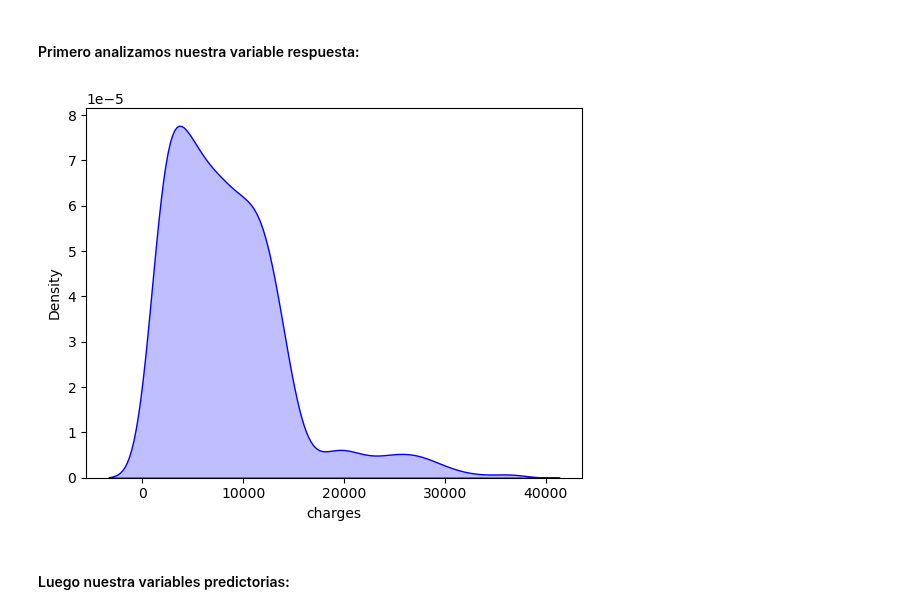
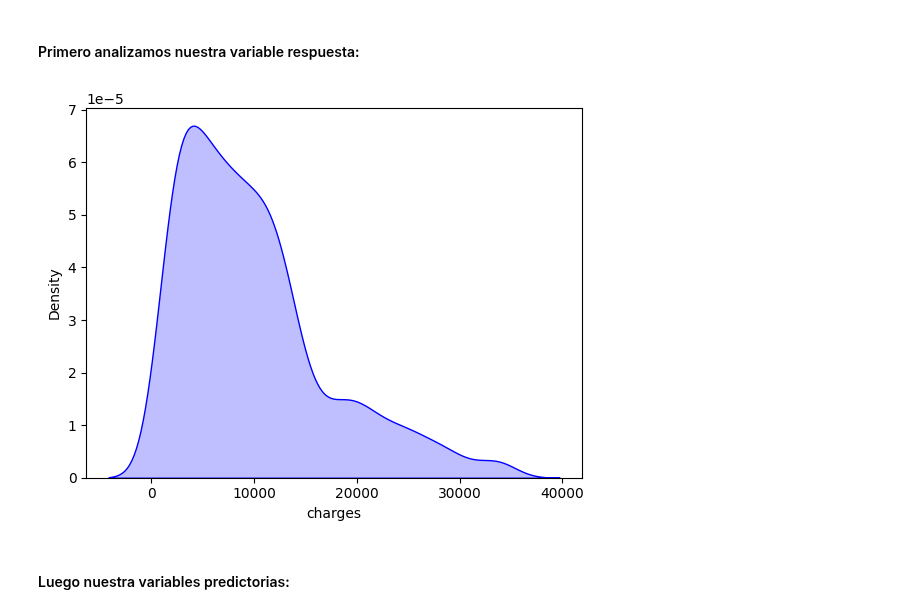
Before and after one commit to Adalab/DA-promoC-modulo3-sprint1-IreneMarta, a Jupyter notebook: regresion_linear/1_ RL_Intro.ipynb, the cells around one changed output. Saved outputs shown, nothing was run; the diff lists cells and outputs as text; code cells hidden in the pictures.

```diff
--- a/regresion_linear/1_ RL_Intro.ipynb
+++ b/regresion_linear/1_ RL_Intro.ipynb
@@ -310,0 +192,2 @@ Name: 310, dtype: object
+# %%
+sin_outliers_data = df[(df['charges'] < Q3 + outlier_step)]
@@ -312,12 +199,12 @@ Name: 310, dtype: object
 #### Primero analizamos nuestra variable respuesta:
 # %%
 sns.distplot(
-    df_nofumadores["charges"],
+    sin_outliers_data["charges"],
     hist = False,
     color = "blue",
     kde_kws = {"shade": True, "linewidth": 1});
 # %% [output]
-[figure, old version]
+[figure, new version]
 # %% [markdown]
 #### Luego nuestra variables predictorias:
 # %%
```
Also changed, not shown: parts of 32 cells of this notebook, 5 other files.
